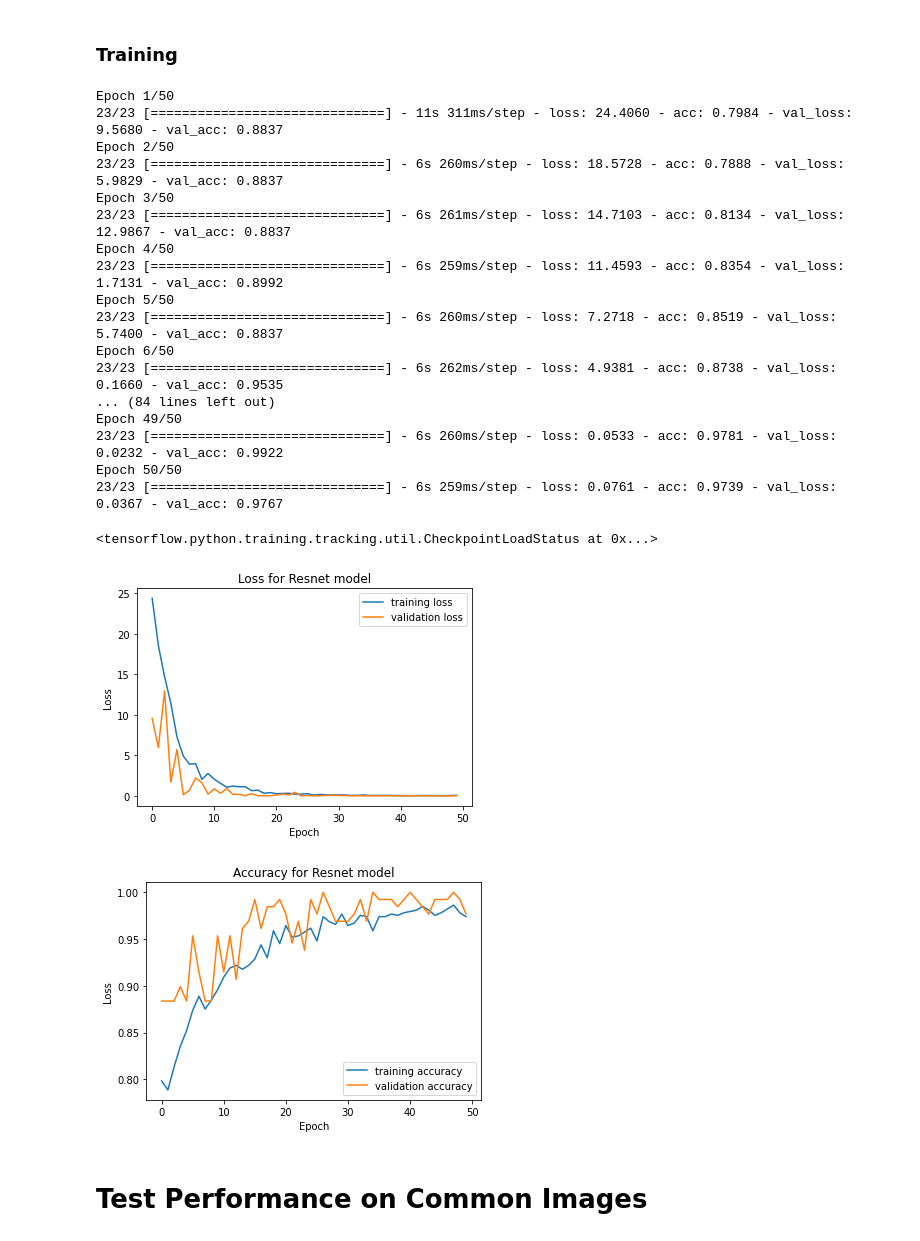
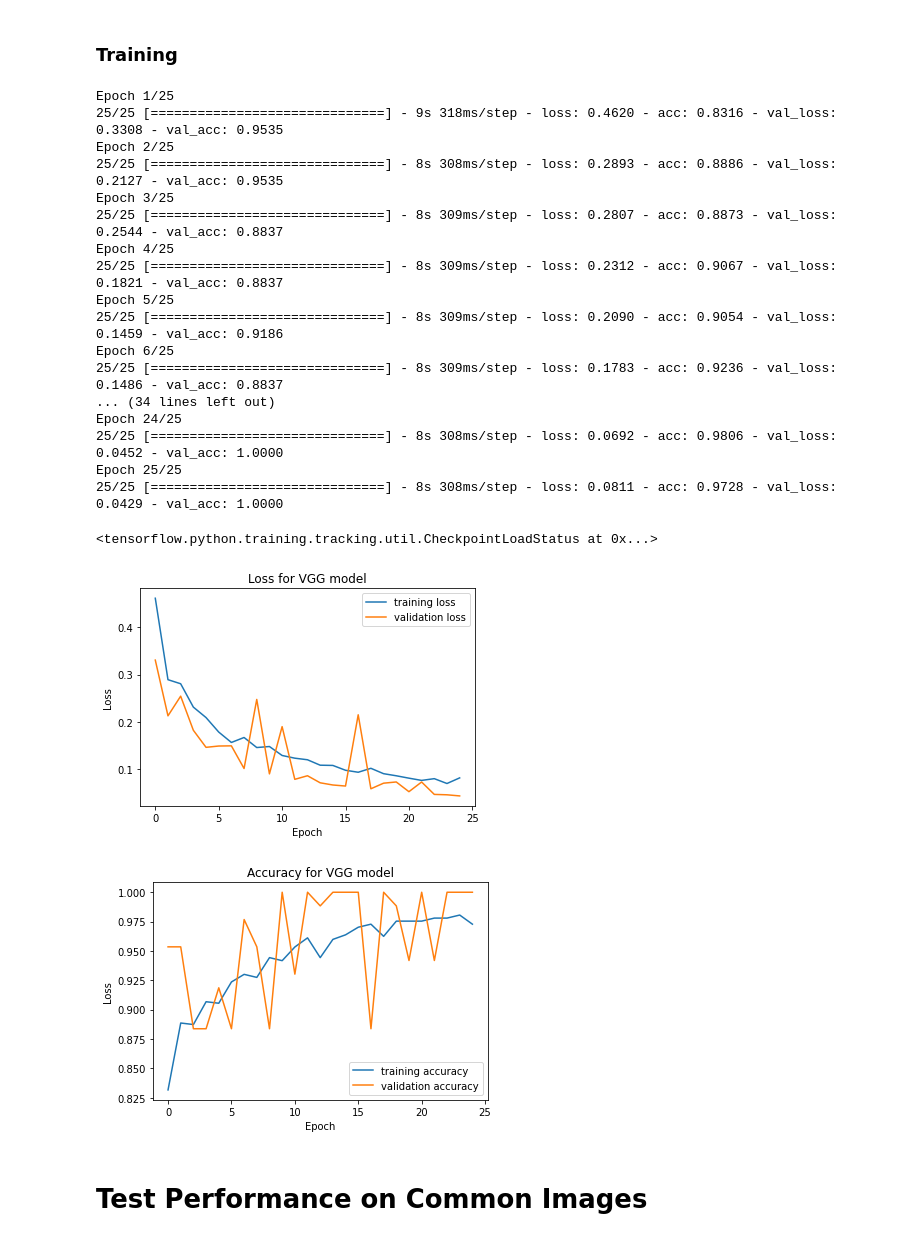
Before and after one commit to KenzaB27/segmentation-of-pelvic-bone, a Jupyter notebook: src/vgg.ipynb, the cells around one changed output. Cells and saved outputs as stored; diff of their text form; code cells hidden in the pictures.

```diff
--- a/src/vgg.ipynb
+++ b/src/vgg.ipynb
@@ -77,7 +77,7 @@ data.cmn_img_3c[42].shape
 # %% [output]
 (291, 512, 512, 3)
 # %%
-X_train, X_val, y_train, y_val = train_test_split(data.X_train_3C, data.y_train, test_size=0.15, random_state=42, stratify=data.y_train)
+X_train, X_val, y_train, y_val = train_test_split(data.X_train_3C, data.y_train, test_size=0.1, random_state=42, stratify=data.y_train)
 print(f"X train shape:{X_train.shape}, y train shape:{y_train.shape} ")
 print(f"X val shape:{X_val.shape}, y val shape:{y_val.shape} ")
 # %% [output]
@@ -88,11 +93,12 @@ X val shape:(129, 512, 512, 3), y val shape:(129,)
 # %%
 input = tfkl.Input([None, None, 3], dtype = tf.int16)
 x = tf.cast(input, tf.float32)
-x = tfk.applications.resnet_v2.preprocess_input(x)
-resnet_model = tfk.applications.ResNet50V2(weights="imagenet", include_top=False, pooling="max")
-resnet_output = resnet_model(x)
-hidden_layer = tfkl.Dense(512, activation='relu')(resnet_output)
+x = tf.image.per_image_standardization(x)
+vgg_model = tfk.applications.VGG16(weights="imagenet", include_top=False, pooling="max")
+vgg_output = vgg_model(x)
+hidden_layer = tfkl.Dense(512, activation='relu')(vgg_output)
 hl_reg = tfkl.Dropout(0.4)(hidden_layer)
+# hidden_layer = tfkl.Dense(256, activation='relu')(hl_reg)
 output_layer = tf.keras.layers.Dense(1, activation='sigmoid')(hl_reg)
 model = tf.keras.models.Model(inputs=input, outputs=output_layer)
 # %%
@@ -120,65 +126,65 @@ _________________________________________________________________
 # %%
 # first: train only the top layers (which were randomly initialized)
 # i.e. freeze all convolutional InceptionV3 layers
-resnet_model.trainable = False
-for layer in resnet_model.layers:
+vgg_model.trainable = False
+for layer in vgg_model.layers:
     layer.trainable = False
 
 # compile the model (should be done *after* setting layers to non-trainable)
 optimizer = tf.keras.optimizers.Adam(learning_rate=0.0001, decay=1e-3)
-model.compile(optimizer=optimizer, loss='binary_crossentropy',
+model.compile(optimizer="SGD", loss='binary_crossentropy',
               metrics=['acc'])
 # %%
-checkpoint_filepath = PATH + '/checkpoint/resnet/'
+checkpoint_filepath = PATH + '/checkpoint/vgg/'
 model_checkpoint_callback = tf.keras.callbacks.ModelCheckpoint(
     filepath=checkpoint_filepath,
     save_weights_only=True,
     monitor='val_acc',
     mode='max',
     save_best_only=True)
-history = model.fit(x=X_train, y=y_train, epochs=50, batch_size=32, validation_data=(X_val, y_val), callbacks=[model_checkpoint_callback])
+history = model.fit(x=X_train, y=y_train, epochs=25, batch_size=32, validation_data=(X_val, y_val), callbacks=[model_checkpoint_callback])
 model.load_weights(checkpoint_filepath)
 # %% [output]
-Epoch 1/50
-23/23 [==============================] - 11s 311ms/step - loss: 24.4060 - acc: 0.7984 - val_loss: 9.5680 - val_acc: 0.8837
-Epoch 2/50
-23/23 [==============================] - 6s 260ms/step - loss: 18.5728 - acc: 0.7888 - val_loss: 5.9829 - val_acc: 0.8837
-Epoch 3/50
-23/23 [==============================] - 6s 261ms/step - loss: 14.7103 - acc: 0.8134 - val_loss: 12.9867 - val_acc: 0.8837
-Epoch 4/50
-23/23 [==============================] - 6s 259ms/step - loss: 11.4593 - acc: 0.8354 - val_loss: 1.7131 - val_acc: 0.8992
-Epoch 5/50
-23/23 [==============================] - 6s 260ms/step - loss: 7.2718 - acc: 0.8519 - val_loss: 5.7400 - val_acc: 0.8837
-Epoch 6/50
-23/23 [==============================] - 6s 262ms/step - loss: 4.9381 - acc: 0.8738 - val_loss: 0.1660 - val_acc: 0.9535
-... (84 lines left out)
-Epoch 49/50
-23/23 [==============================] - 6s 260ms/step - loss: 0.0533 - acc: 0.9781 - val_loss: 0.0232 - val_acc: 0.9922
-Epoch 50/50
-23/23 [==============================] - 6s 259ms/step - loss: 0.0761 - acc: 0.9739 - val_loss: 0.0367 - val_acc: 0.9767
+Epoch 1/25
+25/25 [==============================] - 9s 318ms/step - loss: 0.4620 - acc: 0.8316 - val_loss: 0.3308 - val_acc: 0.9535
+Epoch 2/25
+25/25 [==============================] - 8s 308ms/step - loss: 0.2893 - acc: 0.8886 - val_loss: 0.2127 - val_acc: 0.9535
+Epoch 3/25
+25/25 [==============================] - 8s 309ms/step - loss: 0.2807 - acc: 0.8873 - val_loss: 0.2544 - val_acc: 0.8837
+Epoch 4/25
+25/25 [==============================] - 8s 309ms/step - loss: 0.2312 - acc: 0.9067 - val_loss: 0.1821 - val_acc: 0.8837
+Epoch 5/25
+25/25 [==============================] - 8s 309ms/step - loss: 0.2090 - acc: 0.9054 - val_loss: 0.1459 - val_acc: 0.9186
+Epoch 6/25
+25/25 [==============================] - 8s 309ms/step - loss: 0.1783 - acc: 0.9236 - val_loss: 0.1486 - val_acc: 0.8837
+... (34 lines left out)
+Epoch 24/25
+25/25 [==============================] - 8s 308ms/step - loss: 0.0692 - acc: 0.9806 - val_loss: 0.0452 - val_acc: 1.0000
+Epoch 25/25
+25/25 [==============================] - 8s 308ms/step - loss: 0.0811 - acc: 0.9728 - val_loss: 0.0429 - val_acc: 1.0000
 <tensorflow.python.training.tracking.util.CheckpointLoadStatus at 0x...>
 # %%
 plt.figure()
 plt.plot(history.history["loss"], label="training loss")
 plt.plot(history.history["val_loss"], label="validation loss")
-plt.title("Loss for Resnet model")
+plt.title("Loss for VGG model")
 plt.xlabel("Epoch")
 plt.ylabel("Loss")
 plt.legend()
 plt.show()
 # %% [output]
-[figure, old version]
+[figure, new version]
 # %%
 plt.figure()
 plt.plot(history.history["acc"], label="training accuracy")
 plt.plot(history.history["val_acc"], label="validation accuracy")
-plt.title("Accuracy for Resnet model")
+plt.title("Accuracy for VGG model")
 plt.xlabel("Epoch")
 plt.ylabel("Loss")
 plt.legend()
 plt.show()
 # %% [output]
-[figure, old version]
+[figure, new version]
 # %% [markdown]
 # Test Performance on Common Images
 # %%
```
Also changed, not shown: parts of 9 cells of this notebook.
